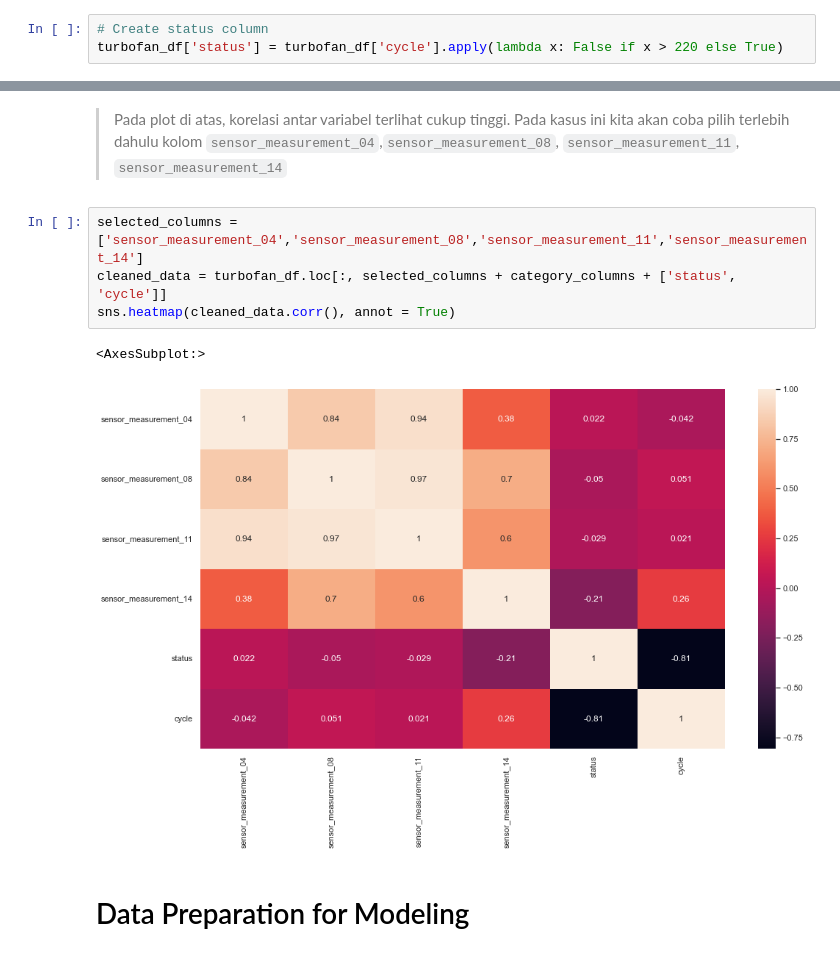
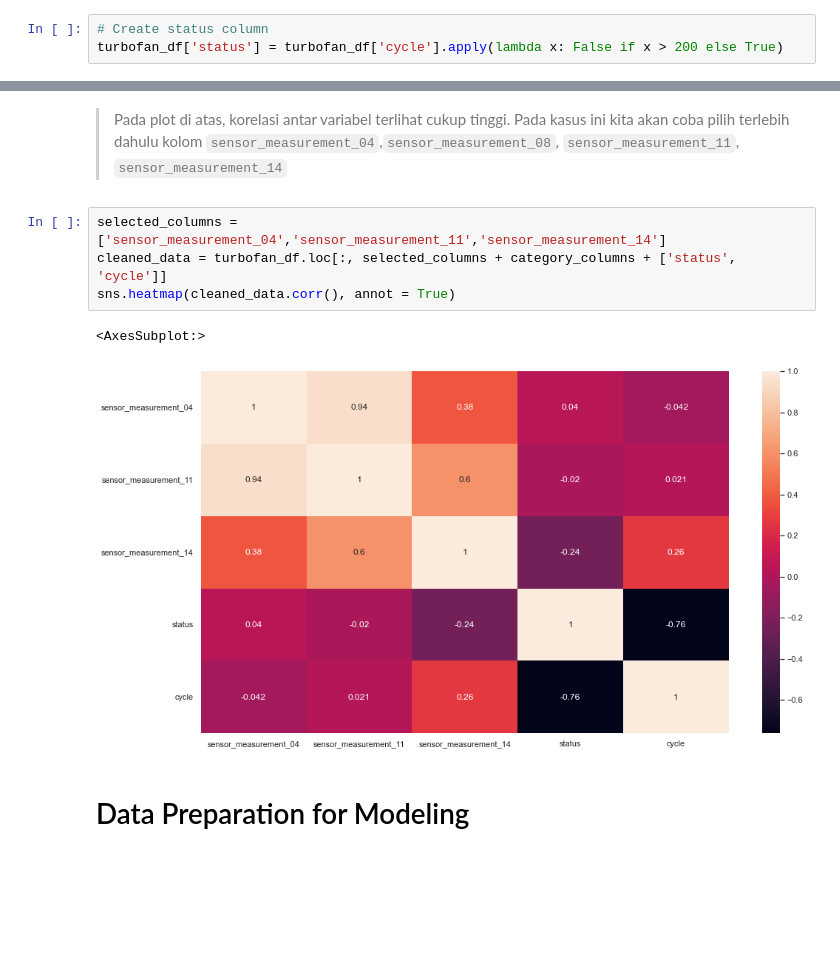
Before and after one commit to triarm/SurvivalAnalysisForPredictiveMaintenance, a Jupyter notebook: SurvivalAnalysis-NASAFD002.ipynb, the cells around one changed output, grey strips where cells are left out. Cells and saved outputs as stored; diff of their text form; blank space fills up the shorter version.

```diff
--- a/SurvivalAnalysis-NASAFD002.ipynb
+++ b/SurvivalAnalysis-NASAFD002.ipynb
@@ -111,7 +111,7 @@ plt.show()
 > Kita asumsikan bahwa batas akhir waktu pengamatan adalah 220 siklus sehingga ketika mesin masih aktif setelah 220 siklus maka mesin tersebut akan dianggap right censored
 # %%
 # Create status column
-turbofan_df['status'] = turbofan_df['cycle'].apply(lambda x: False if x > 220 else True)
+turbofan_df['status'] = turbofan_df['cycle'].apply(lambda x: False if x > 200 else True)
 # %%
 turbofan_df.head(5)
 # %% [output]
@@ -198,12 +198,12 @@ sns.heatmap(turbofan_df.corr()**2, annot = True,)
 # %% [markdown]
 > Pada plot di atas, korelasi antar variabel terlihat cukup tinggi. Pada kasus ini kita akan coba pilih terlebih dahulu kolom `sensor_measurement_04`,`sensor_measurement_08`, `sensor_measurement_11`, `sensor_measurement_14`
 # %%
-selected_columns = ['sensor_measurement_04','sensor_measurement_08','sensor_measurement_11','sensor_measurement_14']
+selected_columns = ['sensor_measurement_04','sensor_measurement_11','sensor_measurement_14']
 cleaned_data = turbofan_df.loc[:, selected_columns + category_columns + ['status', 'cycle']]
 sns.heatmap(cleaned_data.corr(), annot = True)
 # %% [output]
 <AxesSubplot:>
-[figure, old version]
+[figure, new version]
 # %% [markdown]
 # Data Preparation for Modeling
 # %% [markdown]
```
Also changed, not shown: parts of 17 cells of this notebook.
